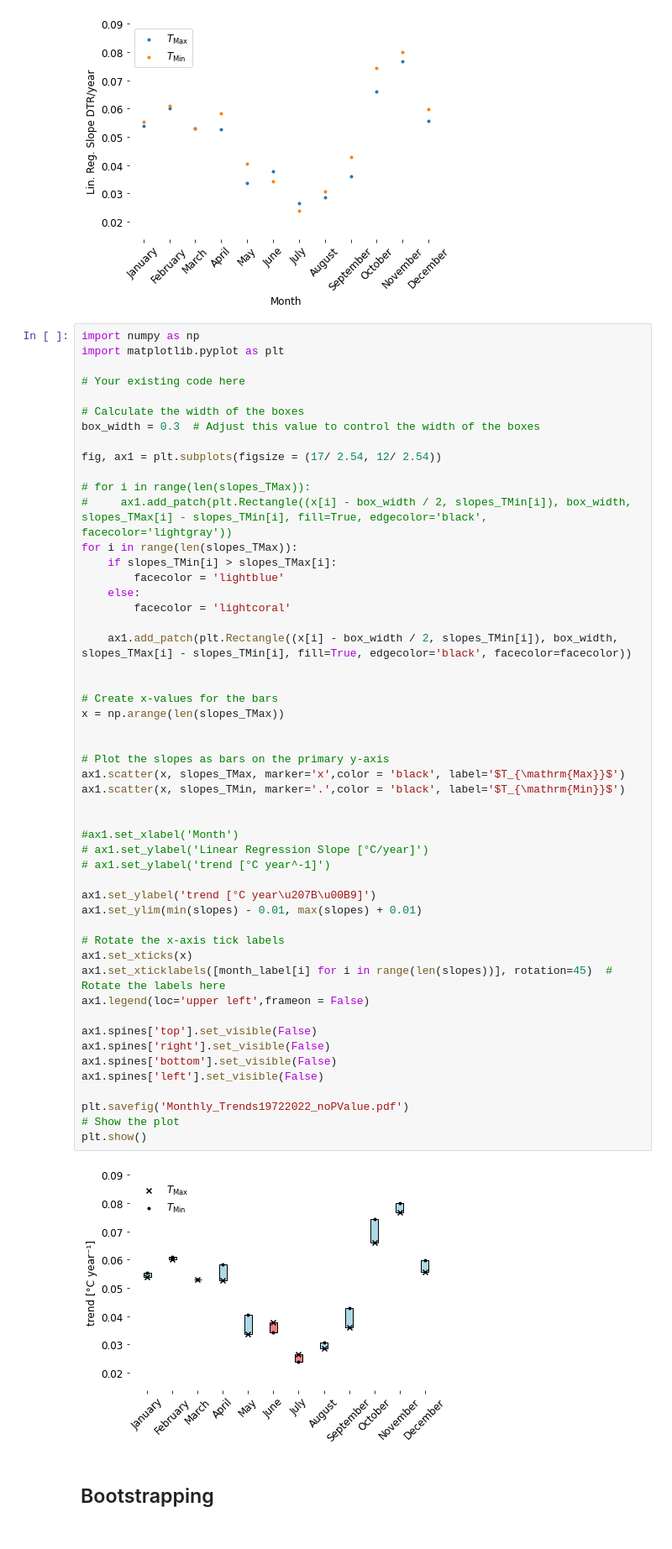
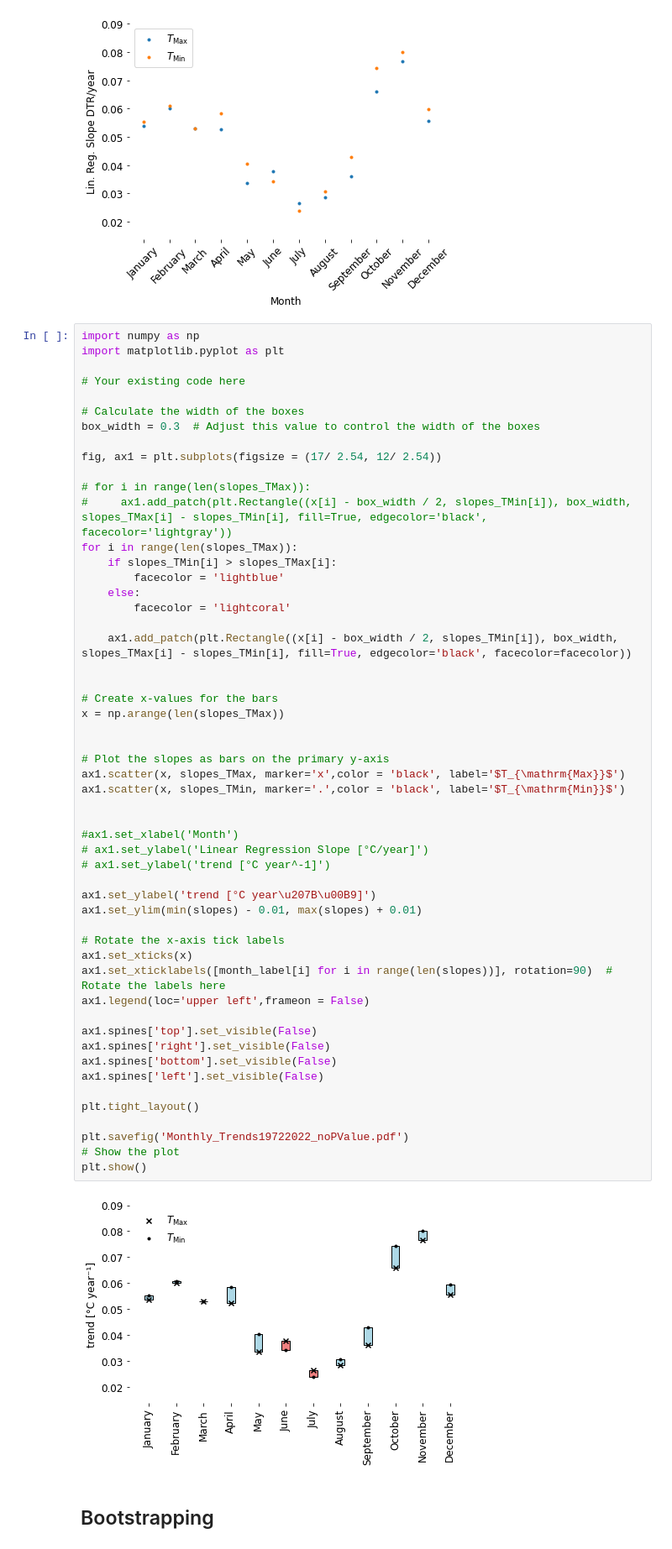
Before and after one commit to LeoausderDose/Praktikum_AWI, a Jupyter notebook: Bilder/Monthly Trends/DNT_Bootstraping_plots.ipynb, the cells around one changed output. Shown at 84% size. Drawn from its saved outputs; the diff is of its cells as text.

Commit message:
Verbesserung Monthly Trends

```diff
--- a/Bilder/Monthly Trends/DNT_Bootstraping_plots.ipynb
+++ b/Bilder/Monthly Trends/DNT_Bootstraping_plots.ipynb
@@ -1004,35 +1004,37 @@ for i in range(len(slopes_TMax)):
 
 # Create x-values for the bars
 x = np.arange(len(slopes_TMax))
 
 
 # Plot the slopes as bars on the primary y-axis
 ax1.scatter(x, slopes_TMax, marker='x',color = 'black', label='$T_{\mathrm{Max}}$')
 ax1.scatter(x, slopes_TMin, marker='.',color = 'black', label='$T_{\mathrm{Min}}$')
 
 
 #ax1.set_xlabel('Month')
 # ax1.set_ylabel('Linear Regression Slope [°C/year]')
 # ax1.set_ylabel('trend [°C year^-1]')
 
 ax1.set_ylabel('trend [°C year\u207B\u00B9]')
 ax1.set_ylim(min(slopes) - 0.01, max(slopes) + 0.01)
 
 # Rotate the x-axis tick labels
 ax1.set_xticks(x)
-ax1.set_xticklabels([month_label[i] for i in range(len(slopes))], rotation=45)  # Rotate the labels here
+ax1.set_xticklabels([month_label[i] for i in range(len(slopes))], rotation=90)  # Rotate the labels here
 ax1.legend(loc='upper left',frameon = False)
 
 ax1.spines['top'].set_visible(False)
 ax1.spines['right'].set_visible(False)
 ax1.spines['bottom'].set_visible(False)
 ax1.spines['left'].set_visible(False)
 
+plt.tight_layout()
+
 plt.savefig('Monthly_Trends19722022_noPValue.pdf')
 # Show the plot
 plt.show()
 # %% [output]
-[figure, old version]
+[figure, new version]
 # %% [markdown]
 ## Bootstrapping
 # %%
```
Also changed, not shown: parts of 6 cells of this notebook, 3 other files.
